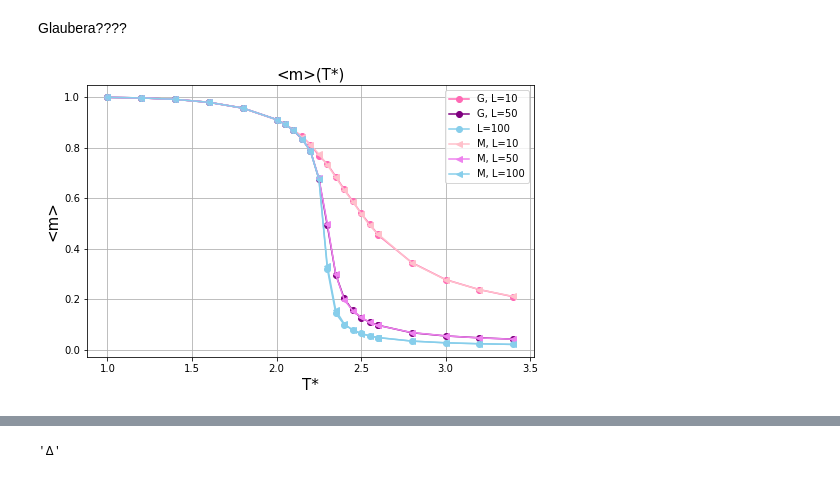
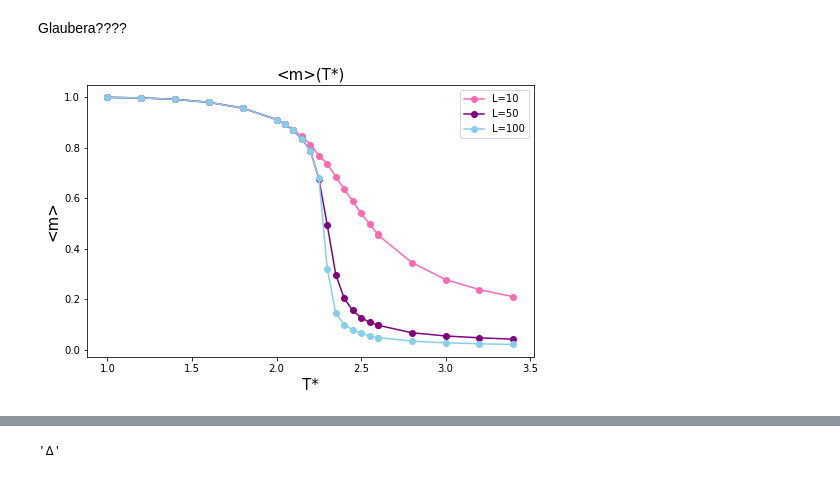
Before and after one commit to Swinkawkrawacie/Fizyka-ukladow-zlozonych, a Jupyter notebook: Generowanie_danych.ipynb, the cells around one changed output, grey strips where cells are left out. Cells and saved outputs as stored; diff of their text form; code cells hidden in the pictures.

```diff
--- a/Generowanie_danych.ipynb
+++ b/Generowanie_danych.ipynb
@@ -709,20 +709,16 @@ m50_g = np.loadtxt(r'C:\\Users\\mazur\\OneDrive\\Dokumenty\\GitHub\\Fizyka-uklad
 m100_g = np.loadtxt(r'C:\\Users\\mazur\\OneDrive\\Dokumenty\\GitHub\\Fizyka-ukladow-zlozonych\\dane\\m100av_g_.txt')
 # %%
 plt.figure(figsize=(8,5))
-plt.plot(t_range,m10_g, '-o', color='hotpink', label='G, L=10')
-plt.plot(t_range,m50_g, '-o', color='purple', label='G, L=50')
+plt.plot(t_range,m10_g, '-o', color='hotpink', label='L=10')
+plt.plot(t_range,m50_g, '-o', color='purple', label='L=50')
 plt.plot(t_range,m100_g, '-o', color='skyblue', label='L=100')
-plt.plot(t_range,m10, '-<', color='pink', label='M, L=10')
-plt.plot(t_range,m50, '-<', color='violet', label='M, L=50')
-plt.plot(t_range,m100, '-<', color='skyblue', label='M, L=100')
-plt.grid()
 plt.legend()
 plt.title('<m>(T*)',fontsize=15)
 plt.xlabel('T*', fontsize=15)
 plt.ylabel('<m>', fontsize=15)
-plt.savefig('magnetyzacja')
+plt.savefig('magnetyzacja_g')
 # %% [output]
-[figure, old version]
+[figure, new version]
 # %%
 pod10_g = np.loadtxt(r'C:\\Users\\mazur\\OneDrive\\Dokumenty\\GitHub\\Fizyka-ukladow-zlozonych\\dane\\m10av_g_pod.txt')
 pod50_g = np.loadtxt(r'C:\\Users\\mazur\\OneDrive\\Dokumenty\\GitHub\\Fizyka-ukladow-zlozonych\\dane\\m50av_g_pod.txt')
```
Also changed, not shown: parts of 7 cells of this notebook, 1 other file.
